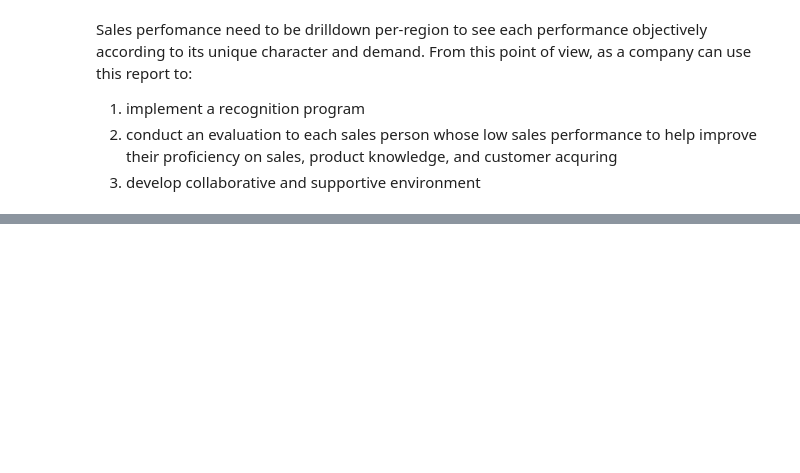
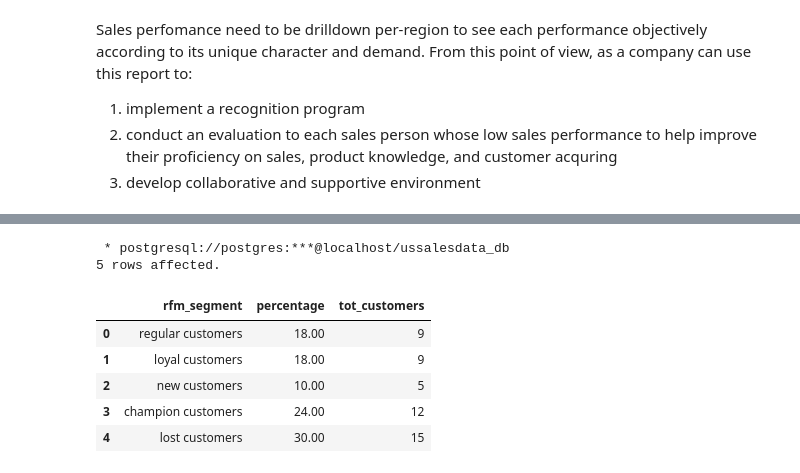
Before and after one commit to jeeenss/Data-Analysis-with-SQL, a Jupyter notebook: US Sales/US_Sales_Performance_Analysis.ipynb, the cells around one changed output, grey strips where cells are left out. Cells and saved outputs as stored; diff of their text form; code cells hidden in the pictures; blank space fills up the shorter version.

```diff
--- a/US Sales/US_Sales_Performance_Analysis.ipynb
+++ b/US Sales/US_Sales_Performance_Analysis.ipynb
@@ -1165,0 +1218,13 @@ Sales perfomance need to be drilldown per-region to see each performance objecti
+# %%
+result = %sql with rfm as ( SELECT  	s.customer_id, 	c.customer_names, 	('2020-12-30' - MAX(order_date)) last_date_order, 	COUNT(order_number) as total_orders, 	ROUND(SUM(revenue_sales),2) spending FROM vw_sales s LEFT JOIN tb_customer c ON s.customer_id=c.customer_id GROUP BY s.customer_id,c.customer_names ORDER BY last_date_order ), rfm_calc as (  select *,   ntile(3) over (order by last_date_order desc) rfm_recency,   ntile(3) over (order by total_orders ) rfm_frequency,   ntile(3) over (order by spending ) rfm_monetary  from rfm  order by rfm_monetary desc ), rfm_scoring as ( select *, rfm_recency + rfm_frequency + rfm_monetary as rfm_score, concat(rfm_recency, rfm_frequency, rfm_monetary)::int as rfm from rfm_calc ), rfm_cat as ( select *, case  when rfm in (311, 312, 311) then 'new customers'  when rfm in (111, 121, 131, 122, 133, 113, 112, 132) then 'lost customers'  when rfm in (212, 313, 123, 221, 211, 232) then 'regular customers'  when rfm in (223, 222, 213, 322, 231, 321, 331) then 'loyal customers'  when rfm in (333, 332, 323, 233) then 'champion customers' end rfm_segment from rfm_scoring ) SELECT rfm_segment,round((count(rfm_segment)::numeric/(select count(1) from rfm_cat)::numeric)*100,2) percentage,count(rfm_segment)::numeric as tot_customers  FROM rfm_cat group by rfm_segment;
+df_cust_seg = pd.DataFrame(result)
+df_cust_seg
+# %% [output]
+ * postgresql://postgres:***@localhost/ussalesdata_db
+5 rows affected.
+|  | rfm_segment | percentage | tot_customers |
+| 0 | regular customers | 18.00 | 9 |
+| 1 | loyal customers | 18.00 | 9 |
+| 2 | new customers | 10.00 | 5 |
+| 3 | champion customers | 24.00 | 12 |
+| 4 | lost customers | 30.00 | 15 |
```
Also changed, not shown: parts of 4 cells of this notebook.
